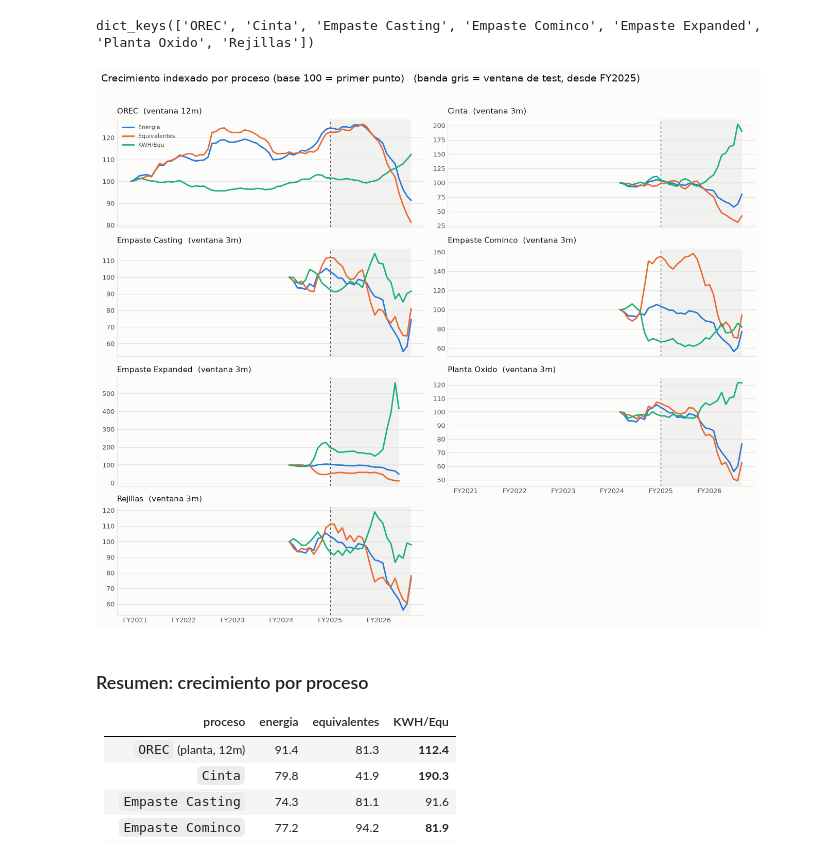
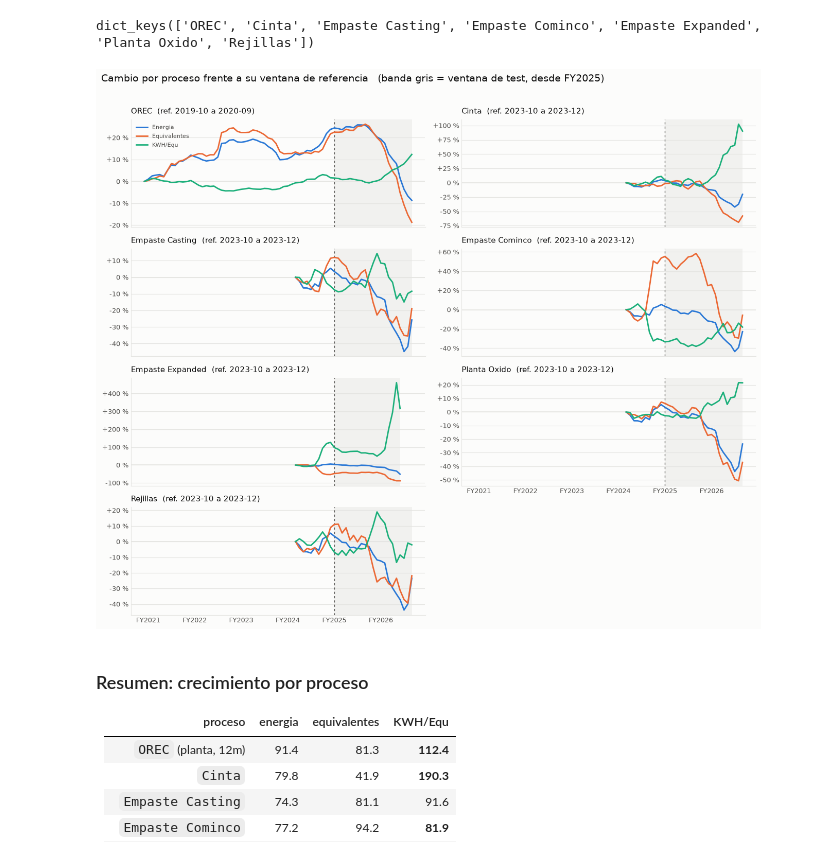
Before and after one commit to juanpablocarrillohortua/clarios_app, a Jupyter notebook: notebooks/OREC_analysis.ipynb, the cells around one changed output. Drawn from its saved outputs; the diff is of its cells as text; code cells hidden in the pictures.

```diff
--- a/notebooks/OREC_analysis.ipynb
+++ b/notebooks/OREC_analysis.ipynb
@@ -1219,19 +1236,21 @@ for var in VARS_PROC:
 [figure]
 [figure]
 # %%
-# Cuarta figura: un cuadro por proceso con las 3 variables indexadas a base 100,
+# Cuarta figura: un cuadro por proceso con las 3 variables como cambio porcentual,
 # unica forma de verlas juntas (escalas de ~10^5, ~10^4 y ~5)
 C_ENERGIA, C_EQUIV, C_RAZON = "#2a78d6", "#eb6834", "#1baf7a"
 
-fig, axes = rejilla_procesos("Las 3 variables por proceso, indexadas a base 100")
+fig, axes = rejilla_procesos("Cambio de las 3 variables por proceso frente a su mes de referencia")
 for ax, proc in zip(axes.ravel(), PROCESOS, strict=False):
-    for var, color in zip(VARS_PROC, [C_ENERGIA, C_EQUIV, C_RAZON], strict=False):
-        s = series_proc[var][proc].replace(0, np.nan).dropna()
-        if s.empty:
-            continue
-        ax.plot(s.index, 100 * s / s.iloc[0], color=color, linewidth=2, label=var, zorder=3)
-    ax.axhline(100, color=GRILLA, linewidth=1.2, zorder=1)
-    ax.set_title(proc, fontsize=10.5, color=TINTA, loc="left", pad=8)
+    por_variable = {var: series_proc[var][proc].replace(0, np.nan).dropna() for var in VARS_PROC}
+    # Una sola referencia por cuadro: el primer mes en que existen las tres variables
+    mes_ref = pd.concat(por_variable, axis=1).dropna().index[0]
+    for (var, s), color in zip(por_variable.items(), [C_ENERGIA, C_EQUIV, C_RAZON], strict=True):
+        cambio = 100 * (s / s[mes_ref] - 1)
+        ax.plot(s.index, cambio, color=color, linewidth=2, label=var, zorder=3)
+    ax.axhline(0, color=GRILLA, linewidth=1.2, zorder=1)
+    ax.yaxis.set_major_formatter(rotulo_cambio)
+    ax.set_title(f"{proc}  (ref. {mes_ref:%Y-%m})", fontsize=10.5, color=TINTA, loc="left", pad=8)
 
 for ax, proc in zip(axes.ravel(), PROCESOS, strict=False):
     vistos = [series_proc[v][proc].replace(0, np.nan).dropna() for v in VARS_PROC]
@@ -1349,30 +1368,40 @@ crecimiento.keys()
 # %% [output]
 dict_keys(['OREC', 'Cinta', 'Empaste Casting', 'Empaste Cominco', 'Empaste Expanded', 'Planta Oxido', 'Rejillas'])
 # %%
-fig, axes = rejilla_procesos("Crecimiento indexado por proceso (base 100 = primer punto)")
+fig, axes = rejilla_procesos("Cambio por proceso frente a su ventana de referencia")
 for ax, proc in zip(axes.ravel(), PROCESOS, strict=False):
     tabla = crecimiento[proc]
     for col, color in zip(
         ["Energia", "Equivalentes", "KWH/Equ"], [C_ENERGIA, C_EQUIV, C_RAZON], strict=False
     ):
-        ax.plot(tabla.index, tabla[col], color=color, linewidth=2, label=col, zorder=3)
-    ax.axhline(100, color=GRILLA, linewidth=1.2, zorder=1)
+        ax.plot(tabla.index, tabla[col] - 100, color=color, linewidth=2, label=col, zorder=3)
+    ax.axhline(0, color=GRILLA, linewidth=1.2, zorder=1)
+    ax.yaxis.set_major_formatter(rotulo_cambio)
     # cada panel termina en una fecha distinta (Empaste Expanded para en 2026-03)
     marcar_test(ax, tabla.index[0], tabla.index[-1])
     ventana = 12 if proc == "OREC" else 3
-    ax.set_title(f"{proc}  (ventana {ventana}m)", fontsize=10.5, color=TINTA, loc="left", pad=8)
+    # La referencia es la primera ventana movil del cuadro: los meses que cierran en
+    # su primer punto
+    desde_ref = tabla.index[0] - pd.DateOffset(months=ventana - 1)
+    ax.set_title(
+        f"{proc}  (ref. {desde_ref:%Y-%m} a {tabla.index[0]:%Y-%m})",
+        fontsize=10.5,
+        color=TINTA,
+        loc="left",
+        pad=8,
+    )
 # El eje es compartido: se rotula una vez, con el rango de todos los cuadros
 eje_fiscal(
     axes[0, 0],
     min(t.index[0] for t in crecimiento.values()),
     max(t.index[-1] for t in crecimiento.values()),
 )
 
 axes.ravel()[0].legend(loc="upper left", frameon=False, fontsize=8, labelcolor=TINTA_SUAVE)
 plt.tight_layout(rect=[0, 0, 1, 0.97])
 plt.show()
 # %% [output]
-[figure, old version]
+[figure, new version]
 # %% [markdown]
 ### Resumen: crecimiento por proceso
 
```
Also changed, not shown: parts of 4 cells of this notebook, 2 other files.
